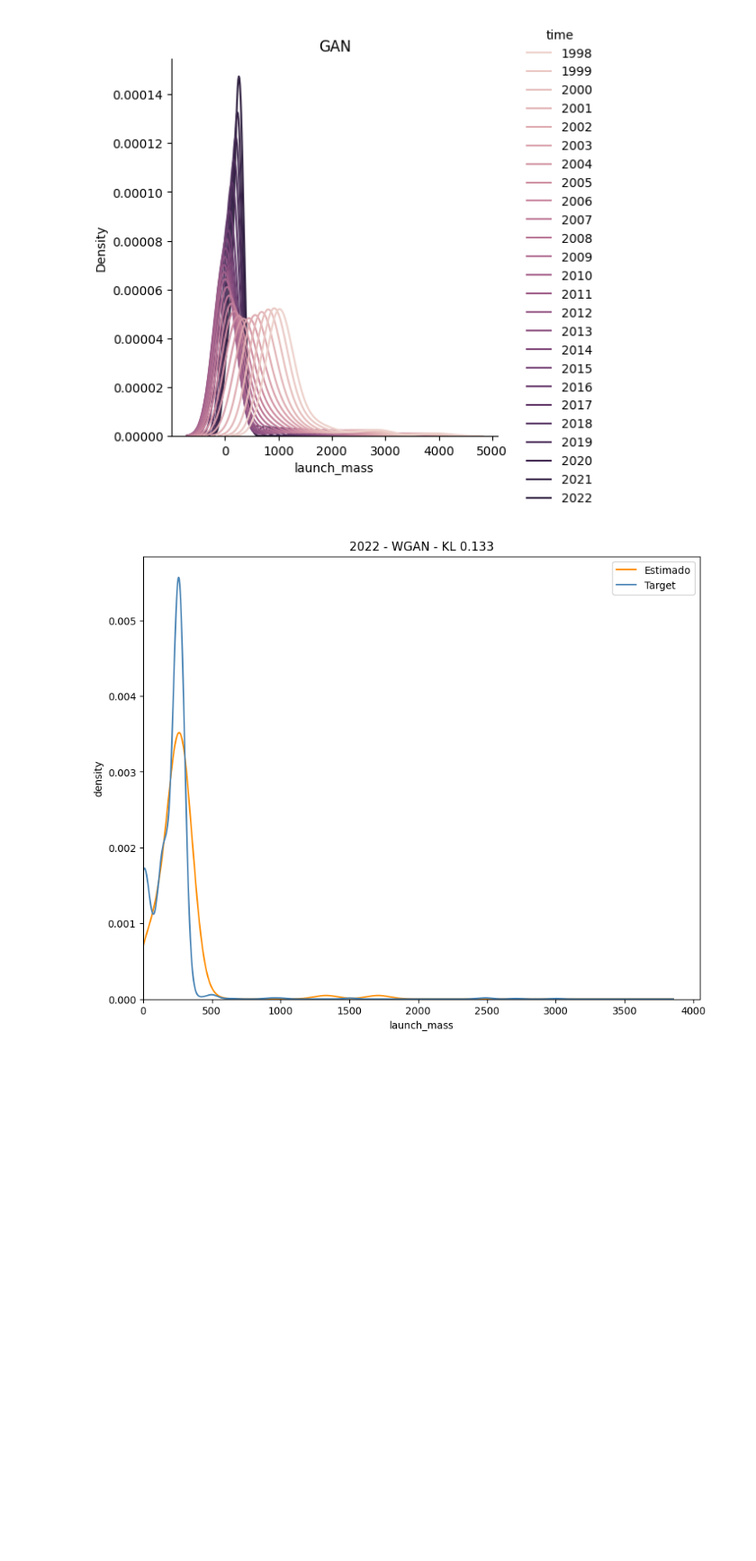
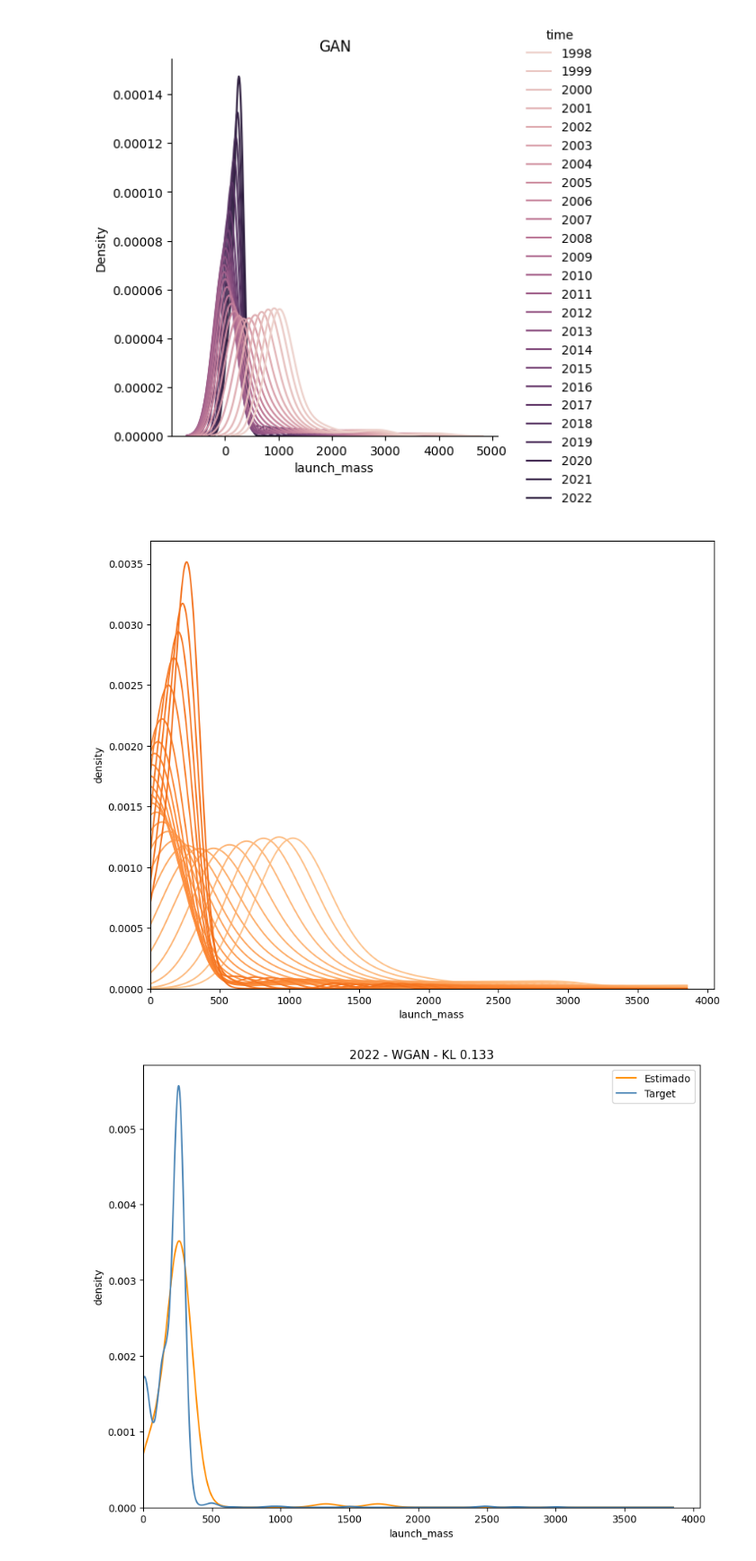
Before and after one commit to lipinoelbreve/densities-time-series, a Jupyter notebook: aplicacion_satelites.ipynb, the cells around one changed output. Shown at 90% size. Drawn from its saved outputs; the diff is of its cells as text; code cells hidden in the pictures; blank space fills up the shorter version.

```diff
--- a/aplicacion_satelites.ipynb
+++ b/aplicacion_satelites.ipynb
@@ -582,4 +604,20 @@ plt.title('GAN')
 plt.show()
 # %% [output]
 [figure]
+# %%
+kde_wgan = get_kdes(samples, 'launch_mass', 'time', data.time.unique())
+output_wgan = [kde_wgan[i].score_samples(grid_points.reshape(-1,1)) for i in data.time.unique()]
+
+plt.figure(dpi=100, figsize=(10,8))
+
+for n, o in zip( np.linspace(0.3 ,0.6 , data.time.nunique()), output_wgan):
+  plt.plot(grid_points, np.exp(o), color=ORANGE(n))
+
+plt.gca().set_ylim(bottom=0)
+plt.gca().set_xlim(left=0)
+
+plt.xlabel('launch_mass')
+plt.ylabel('density');
+# %% [output]
+[figure, added]
 # %%
```
Also changed, not shown: parts of 2 cells of this notebook.
